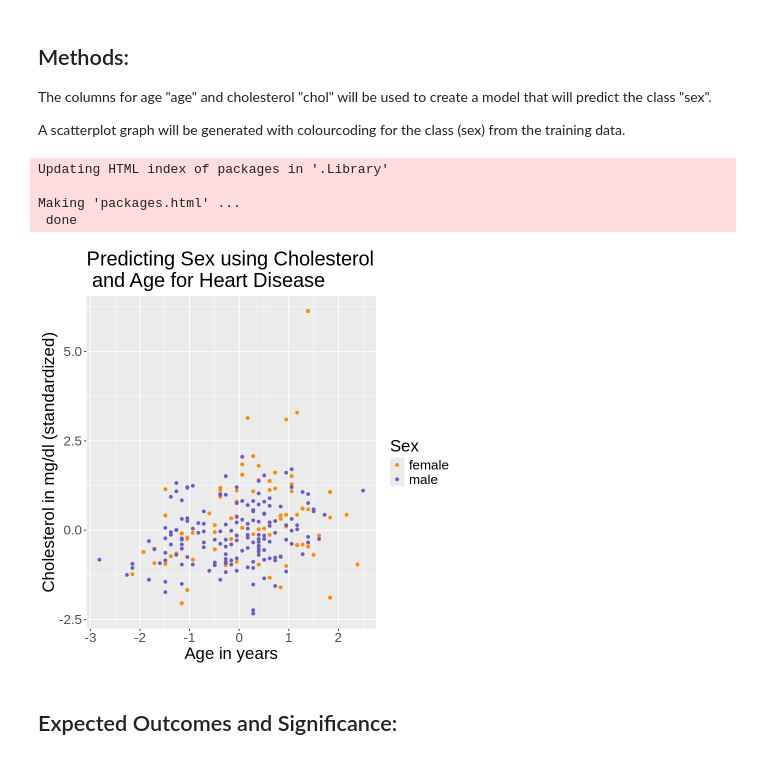
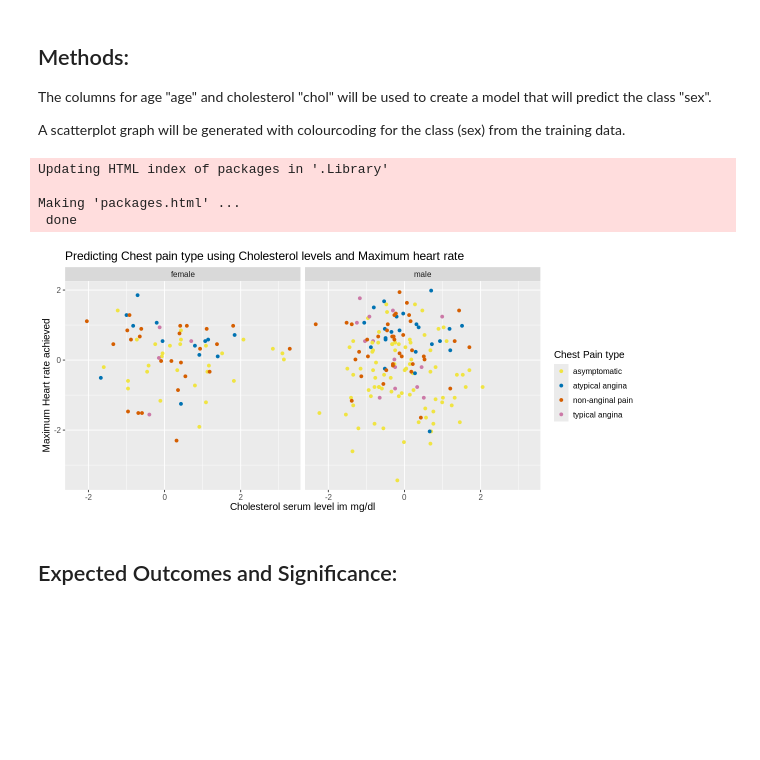
Before and after one commit to Skylertana/dsci-100-006-project-group2, a Jupyter notebook: localrepo.ipynb, the cells around one changed output. Cells and saved outputs as stored; diff of their text form; code cells hidden in the pictures; blank space fills up the shorter version.

Commit message:
Added Updated graph v1
- graph predicts chest pain type (will change to predict chol level in v2)
- selected additional columns (thalach, trestbps) to data

```diff
--- a/localrepo.ipynb
+++ b/localrepo.ipynb
@@ -45,12 +27,12 @@ read_data <- read_csv(url, col_names = FALSE)
 
 heart_data <- read_data |>
 
-    mutate(age = X1,  chol = X5, sex = X2, cp = X3) |>
-    select(age, chol, sex, cp) |>
-    mutate(sex = ifelse(sex == 1, "male", "female")) #|>  #use to change cp values to names of cp type for graph if we use
+    mutate(age = X1,  chol = X5, sex = X2, cp = X3, trestbps = X4, thalach = X8) |>
+    select(age, chol, sex, cp, trestbps, thalach) |>
+    mutate(sex = ifelse(sex == 1, "male", "female")) |>  #use to change cp values to names of cp type for graph if we use
                                                           #facet wrap or predict cp type
-    #mutate(cp = recode(cp, "1" = "typical angina", "2" = "atypical angina", "3" = "non-anginal pain", "4" = "asymptomatic"))
-head(heart_data)
+    mutate(cp = recode(cp, "1" = "typical angina", "2" = "atypical angina", "3" = "non-anginal pain", "4" = "asymptomatic"))
+heart_data
 # %% [output]
 Rows: 303 Columns: 14
 ── Column specification ────────────────────────────────────────────────────────
@@ -114,36 +101,40 @@ A scatterplot graph will be generated with colourcoding for the class (sex) from
 # %%
 install.packages("themis")
 library(themis)
 
 set.seed(4321)
 
-heart_data_recipe <- recipe(sex ~ age + chol, data = heart_data) |>
-                        step_scale(all_predictors()) |>
-                        step_center(all_predictors()) |>
-                        step_upsample(sex, over_ratio = 1, skip = FALSE) |>
-                        prep() |>
-                        bake(heart_data)
+heart_data_recipe <- recipe(cp ~ thalach + chol + sex, data = heart_data) |>
+                        step_scale(chol, thalach) |>
+                        step_center(chol, thalach) #|>
+                        #step_upsample(sex, over_ratio = 1, skip = FALSE)
 
-heart_split <- initial_split(heart_data_scaled, prop = 0.75, strata = sex)
+heart_data_scaled <- heart_data_recipe |>
+    prep() |>
+    bake(heart_data)
+
+heart_split <- initial_split(heart_data_scaled, prop = 0.75, strata = cp)
 heart_train <- training(heart_split)
 heart_test <- testing(heart_split)
 
+options(repr.plot.width = 10, repr.plot.height = 4.5)
 
 heart_plot <- heart_train |>
-    ggplot(aes(x = age, y = chol))+
-        geom_point(aes(color = sex)) +
-        labs(x = "Age in years", y = "Cholesterol in mg/dl (standardized)",
-             color = "Sex", title = "Predicting Sex using Cholesterol \n and Age for Heart Disease") +
-        scale_colour_manual(values = c("darkorange", "slateblue")) +
-        theme(text = element_text(size = 20))
+    ggplot(aes(x = chol, y = thalach))+
+        geom_point(aes(color = cp)) +
+        facet_wrap(facets = vars(factor(sex))) +
+        labs(x = "Cholesterol serum level im mg/dl", y = "Maximum Heart rate achieved",
+             color = "Chest Pain type", title = "Predicting Chest pain type using Cholesterol levels and Maximum heart rate") +
+        scale_colour_manual(values = c( "#F0E442", "#0072B2", "#D55E00", "#CC79A7")) +
+        theme(text = element_text(size = 12))
 
 heart_plot
 # %% [output]
 Updating HTML index of packages in '.Library'
 
 Making 'packages.html' ...
  done
-[figure, old version]
+[figure, new version]
 # %% [markdown]
 ## Expected Outcomes and Significance:
 # %% [markdown]
```
Also changed, not shown: parts of 2 cells of this notebook.
